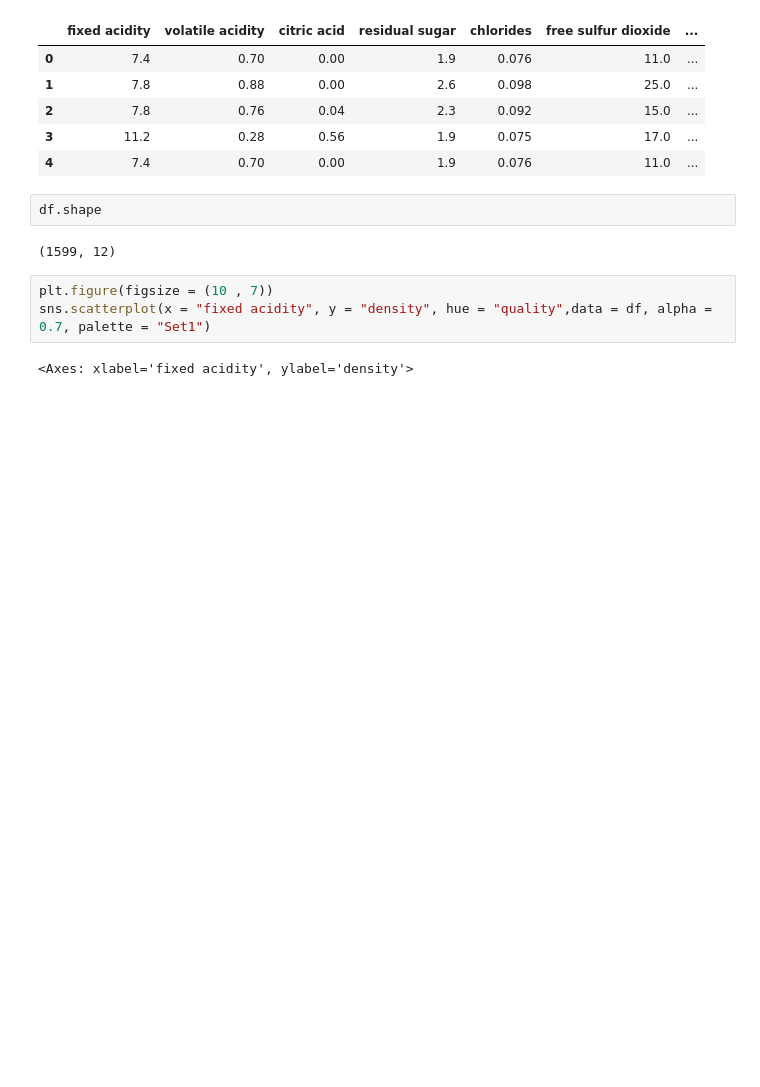
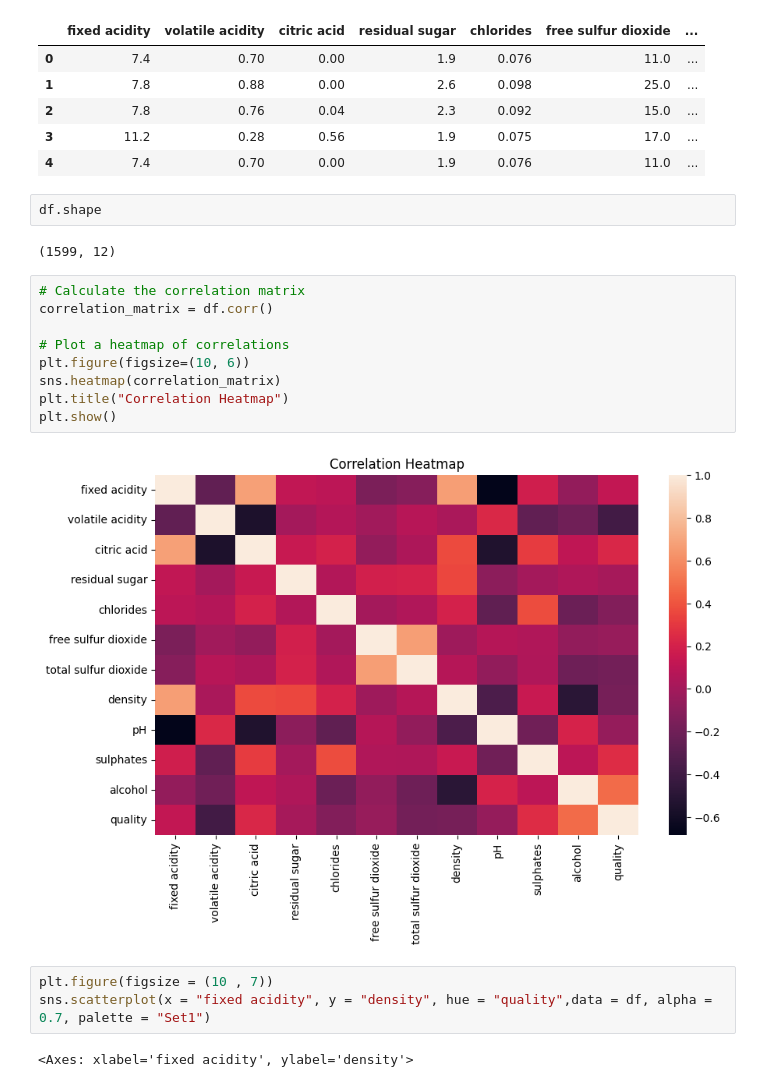
Before and after one commit to VaderSame/redwine-neural-network, a Jupyter notebook: Project1-200543129_Semal_Shastri.ipynb, the cells around one changed output. Drawn from its saved outputs; the diff is of its cells as text; blank space fills up the shorter version.

```diff
--- a/Project1-200543129_Semal_Shastri.ipynb
+++ b/Project1-200543129_Semal_Shastri.ipynb
@@ -26,6 +26,17 @@ df.head()
 df.shape
 # %% [output]
 (1599, 12)
+# %%
+# Calculate the correlation matrix
+correlation_matrix = df.corr()
+
+# Plot a heatmap of correlations
+plt.figure(figsize=(10, 6))
+sns.heatmap(correlation_matrix)
+plt.title("Correlation Heatmap")
+plt.show()
+# %% [output]
+[figure, added]
 # %%
 plt.figure(figsize = (10 , 7))
 sns.scatterplot(x = "fixed acidity", y = "density", hue = "quality",data = df, alpha = 0.7, palette = "Set1")
```
Also changed, not shown: parts of 7 cells of this notebook.
